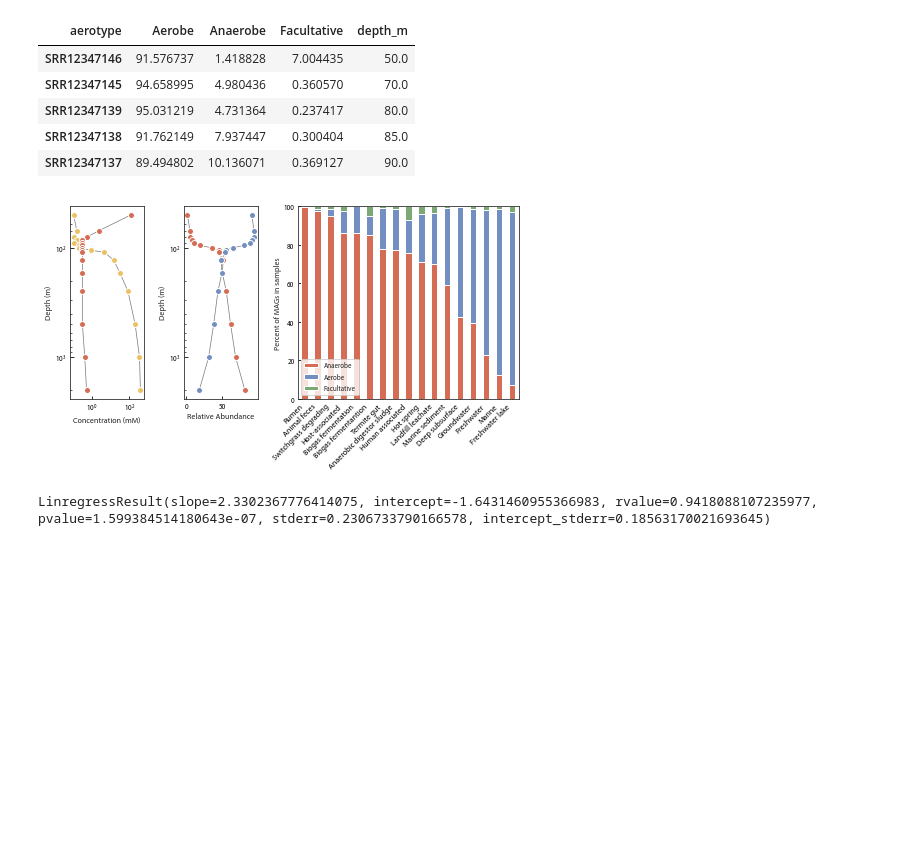
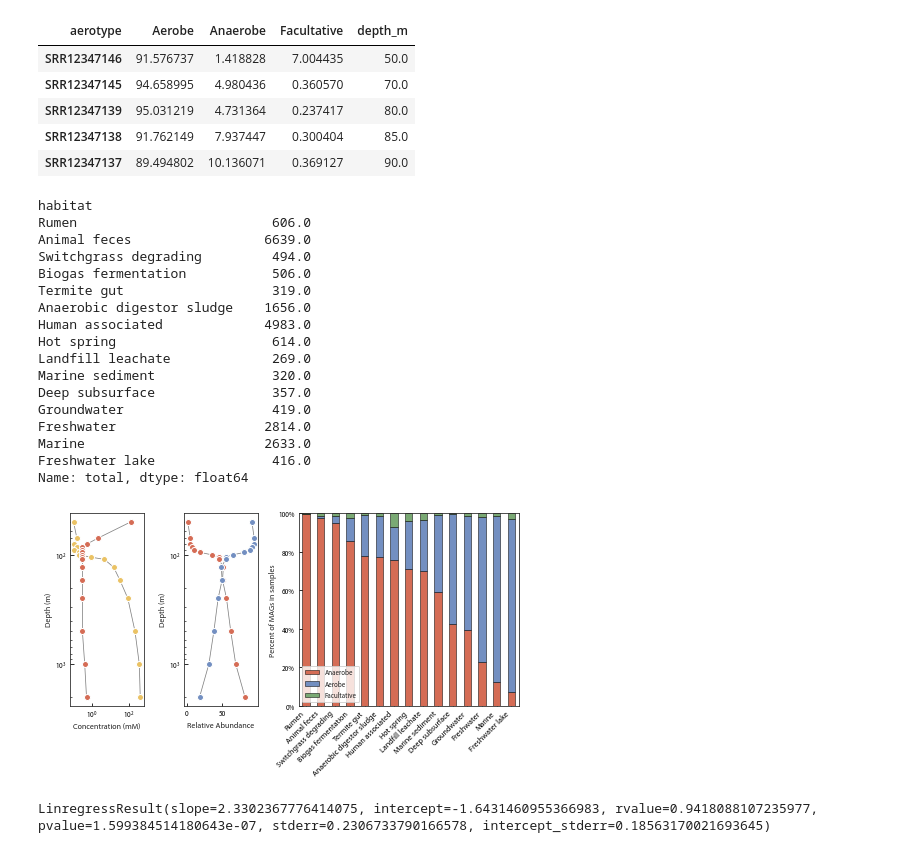
Before and after one commit to jgoldford/aerobot, a Jupyter notebook: aerobot/notebooks/MainTextFigures.ipynb, the cells around one changed output. Cells and saved outputs as stored; diff of their text form; code cells hidden in the pictures; blank space fills up the shorter version.

```diff
--- a/aerobot/notebooks/MainTextFigures.ipynb
+++ b/aerobot/notebooks/MainTextFigures.ipynb
@@ -458,38 +463,68 @@ plt.xscale('log')
 plt.yscale('log')
 plt.plot(black_sea_metadata.h2s_mM, black_sea_metadata.depth_m, marker='o', ls='-', lw=0.75,
          color='grey', markerfacecolor=colors['yellow'], markeredgecolor='w', label='H$_2$S')
 plt.plot(black_sea_metadata.o2_mM, black_sea_metadata.depth_m, marker='o', ls='-', lw=0.75,
          color='grey', markerfacecolor=colors['red'], markeredgecolor='w', label='O$_2$')
 plt.xlabel('Concentration (mM)')
 plt.ylabel('Depth (m)')
 #plt.legend()
 
 plt.sca(axs[1])
 plt.gca().invert_yaxis()
 plt.yscale('log')
 for i, col in enumerate('Anaerobe,Aerobe'.split(',')):
     plt.plot(O2_utilization_pcts[col], O2_utilization_pcts.depth_m, marker='o', ls='-', lw=0.75,
          color='grey', markerfacecolor=default_pal[i], markeredgecolor='w', label=col)
 plt.ylabel('Depth (m)')
 plt.xlabel('Relative Abundance')
 #plt.legend()
 
 plt.sca(axs[2])
-cols = 'pct_Anaerobe,pct_Aerobe,pct_Facultative'.split(',')
-mask = mean_EMP_pcts_df.total > 250
-mean_EMP_pcts_df[cols][mask].sort_values('pct_Anaerobe', ascending=False).plot(
-    kind='bar', stacked=True, color=default_pal[:3], ax=axs[2], legend=False)
+cols = 'habitat,pct_Anaerobe,pct_Aerobe,pct_Facultative'.split(',')
+tmp = mean_EMP_pcts_df.reset_index()
+mask = np.logical_and(tmp.total > 250,
+                      np.logical_not(tmp.habitat.isin(['Host-associated'])))
+
+sorted = tmp[cols][mask].set_index('habitat').sort_values('pct_Anaerobe', ascending=False)
+sorted.plot(kind='bar', stacked=True, color=default_pal[:3], ax=axs[2], legend=False,
+            edgecolor='k', linewidth=0.5)
+
+# Printing the total number of MAGs per sample to verify it exceeds 250
+totals = mean_EMP_pcts_df.loc[sorted.index].total
+print(totals)
 
 plt.legend('Anaerobe,Aerobe,Facultative'.split(','))
 plt.ylabel('Percent of MAGs in samples')
 plt.xlabel('')
 plt.xticks(rotation=45, ha='right', fontsize=8)
 plt.ylim(0, 100.1)
+axs[2].yaxis.set_major_formatter(mtick.PercentFormatter())
+
+# Manually align the xtick labels
+for my_ax in axs[:2]:
+    my_ax.xaxis.set_label_coords(0.5, -0.08)
 
 plt.tight_layout()
 plt.savefig('../../results/Fig2.png', facecolor='white', bbox_inches='tight', dpi=300)
 # %% [output]
+habitat
+Rumen                         606.0
+Animal feces                 6639.0
+Switchgrass degrading         494.0
+Biogas fermentation           506.0
+Termite gut                   319.0
+Anaerobic digestor sludge    1656.0
+Human associated             4983.0
+Hot spring                    614.0
+Landfill leachate             269.0
+Marine sediment               320.0
+Deep subsurface               357.0
+Groundwater                   419.0
+Freshwater                   2814.0
+Marine                       2633.0
+Freshwater lake               416.0
+Name: total, dtype: float64
-[figure, old version]
+[figure, new version]
 # %%
 ox_sulfide_ratio = black_sea_metadata.o2_mM/black_sea_metadata.h2s_mM
 aerobe_anaerobe_ratio = O2_utilization_pcts.Aerobe/O2_utilization_pcts.Anaerobe
```
Also changed, not shown: parts of 7 cells of this notebook, 1 other file.
